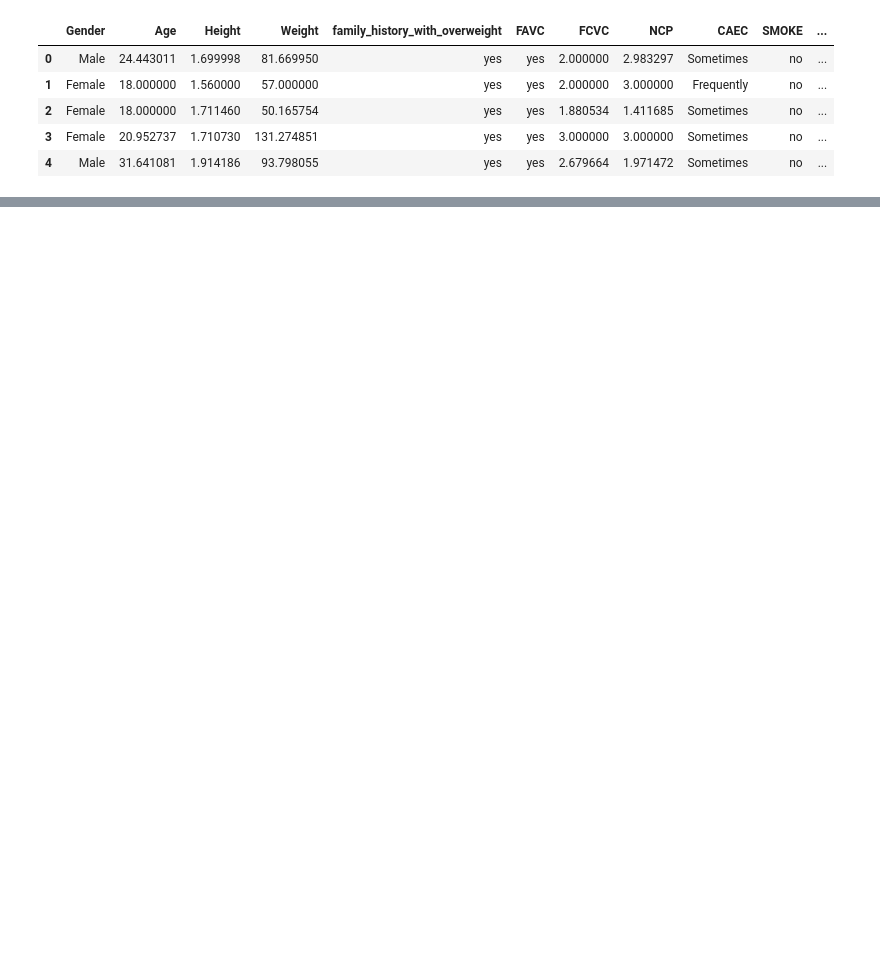
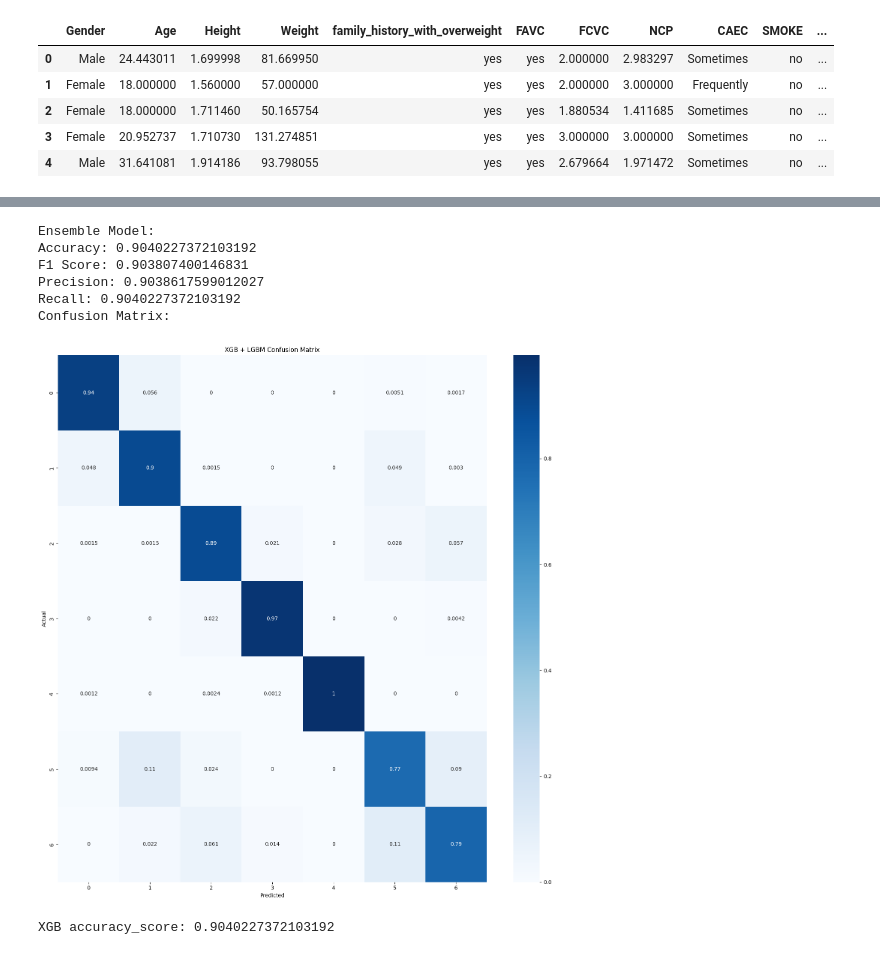
Before and after one commit to Saifix/Multi-Class-Prediction-of-Obesity-Risk, a Jupyter notebook: Main.ipynb, the cells around one changed output, grey strips where cells are left out. Drawn from its saved outputs; the diff is of its cells as text; code cells hidden in the pictures; blank space fills up the shorter version.

```diff
--- a/Main.ipynb
+++ b/Main.ipynb
@@ -280,0 +189,32 @@ Confusion Matrix:
+# %%
+# Combine predictions using bagging (voting)
+from sklearn.ensemble import VotingClassifier
+
+ensemble_model = VotingClassifier(estimators=[('xgb', xgb_model1), ('lgb', lgb_model)], voting='hard')
+ensemble_model.fit(X_train, y_train)
+y_pred_ensemble = ensemble_model.predict(X_test)
+
+# Calculate metrics for ensemble model
+accuracy_ensemble = accuracy_score(y_test, y_pred_ensemble)
+f1_ensemble = f1_score(y_test, y_pred_ensemble, average='weighted')
+precision_ensemble = precision_score(y_test, y_pred_ensemble, average='weighted')
+recall_ensemble = recall_score(y_test, y_pred_ensemble, average='weighted')
+conf_matrix_ensemble = confusion_matrix(y_test, y_pred_ensemble)
+
+print("\nEnsemble Model:")
+print("Accuracy:", accuracy_ensemble)
+print("F1 Score:", f1_ensemble)
+print("Precision:", precision_ensemble)
+print("Recall:", recall_ensemble)
+print("Confusion Matrix:")
+plot_confusion_matrix(y_test, y_pred_ensemble, 'XGB + LGBM Confusion Matrix')
+print("XGB accuracy_score:", accuracy_score(y_test, y_pred_ensemble))
+# %% [output]
+Ensemble Model:
+Accuracy: 0.9040227372103192
+F1 Score: 0.903807400146831
+Precision: 0.9038617599012027
+Recall: 0.9040227372103192
+Confusion Matrix:
+[figure, added]
+XGB accuracy_score: 0.9040227372103192
```
Also changed, not shown: parts of 15 cells of this notebook, 1 other file.
